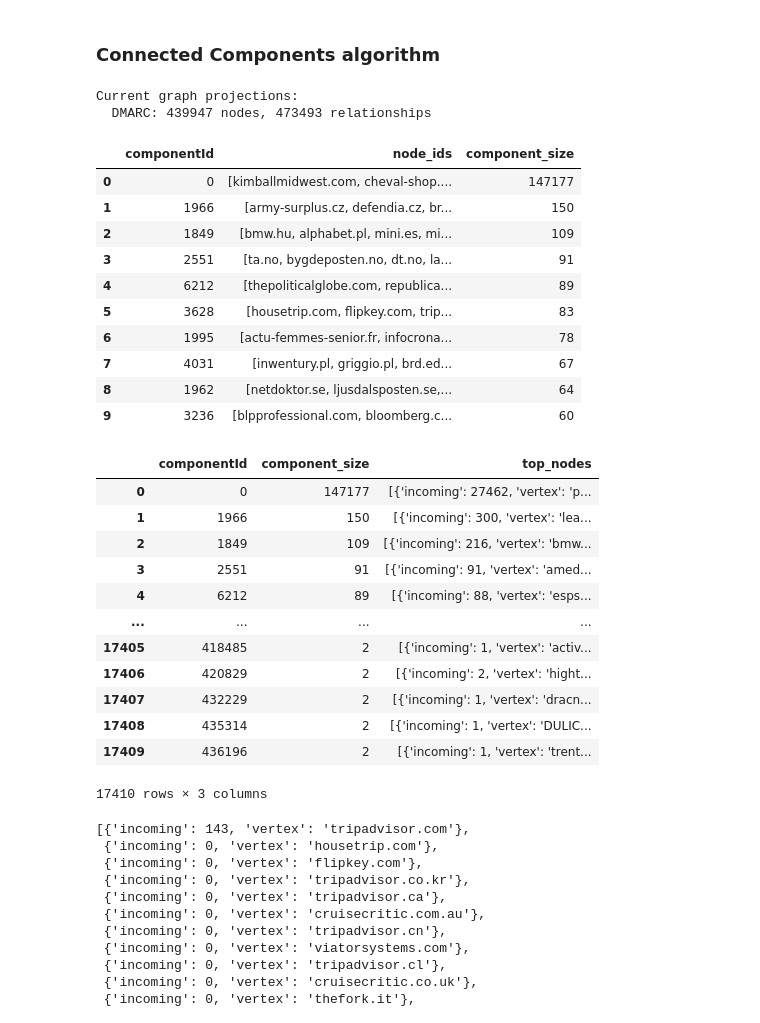
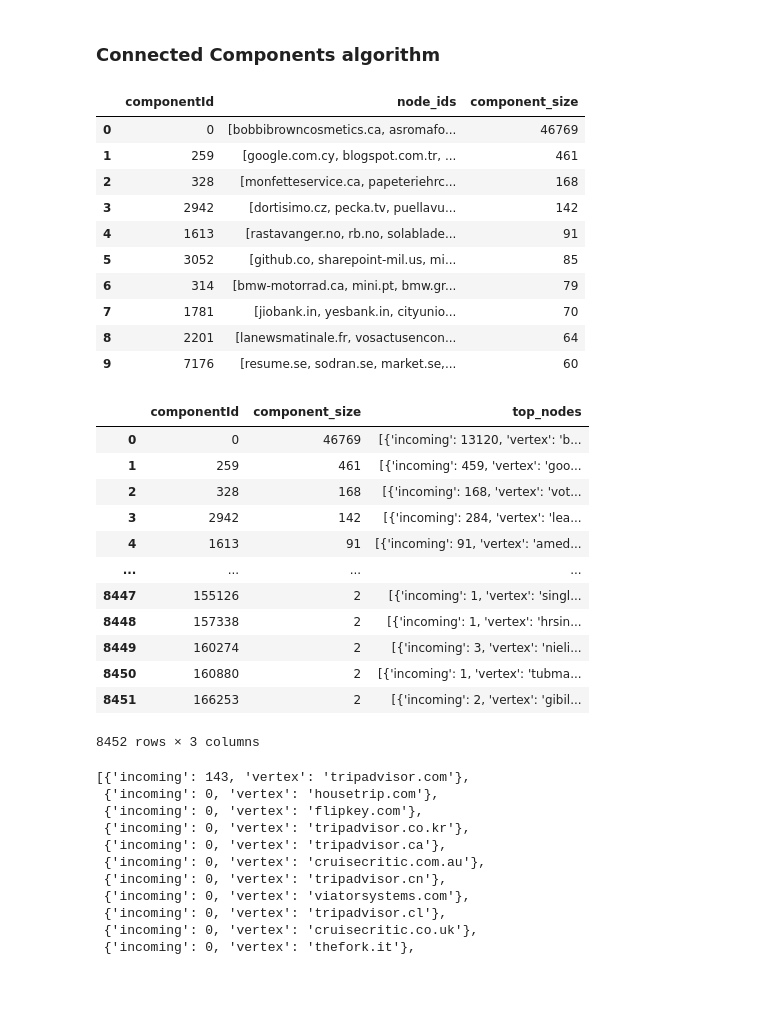
Before and after one commit to internettransparency/dmarc-cctld-research, a Jupyter notebook: notebooks/process-results.ipynb, the cells around one changed output. Saved outputs shown, nothing was run; the diff lists cells and outputs as text; code cells hidden in the pictures; blank space fills up the shorter version.

```diff
--- a/notebooks/process-results.ipynb
+++ b/notebooks/process-results.ipynb
@@ -509,7 +509,7 @@ with Neo4jConnection(URI, *AUTH) as conn:
     conn.write_query("""
         CALL () {
             LOAD CSV WITH HEADERS FROM "file:///vertices.csv" AS row
-            CREATE (:Vertices {id: row.id})
+            CREATE (:Vertices {id: row.id, is_gov: row.is_gov})
         } IN TRANSACTIONS OF 5000 ROWS
     """)
     result = conn.query("MATCH (n:Vertices) RETURN count(n) as total_vertices")
@@ -517,22 +517,29 @@ with Neo4jConnection(URI, *AUTH) as conn:
 
     result_rua = conn.write_query("""
         CALL () {
-            LOAD CSV WITH HEADERS FROM "file:///rua_edges.csv" AS row
+            LOAD CSV WITH HEADERS FROM "file:///edges.csv" AS row
+            WHERE row.label = "rua"
             MATCH (source:Vertices {id: row.src})
             MATCH (destination:Vertices {id: row.dst})
-            MERGE (source)-[:RUA]->(destination)
+            MERGE (source)-[:rua]->(destination)
         } IN TRANSACTIONS OF 5000 ROWS
     """)
-    print(f"RUA edges created: {result_rua.relationships_created}")
+    print(f"rua edges created: {result_rua.relationships_created}")
 
     result_ruf = conn.write_query("""
         CALL () {
-            LOAD CSV WITH HEADERS FROM "file:///ruf_edges.csv" AS row
+            LOAD CSV WITH HEADERS FROM "file:///edges.csv" AS row
+            WHERE row.label = "ruf"
             MATCH (source:Vertices {id: row.src})
             MATCH (destination:Vertices {id: row.dst})
-            MERGE (source)-[:RUF]->(destination)
+            MERGE (source)-[:ruf]->(destination)
         } IN TRANSACTIONS OF 5000 ROWS
     """)
-    print(f"RUF edges created: {result_ruf.relationships_created}")
+    print(f"ruf edges created: {result_ruf.relationships_created}")
+
+    # tranco, no cctld filter
+    #Total vertices in database: 439947
+    #rua edges created: 315274
+    #ruf edges created: 158219
 # %% [output]
 Connection successful
@@ -589,7 +599,7 @@ def visualize_with_existing_connection(conn, query, limit=50):
     data = conn.query(f"{query} LIMIT {limit}")
 
     # Create NetworkX graph
-    G = nx.DiGraph()  # Directed graph for RUA/RUF relationships
+    G = nx.DiGraph()  # Directed graph for rua/ruf relationships
 
     # Process the data
     for record in data:
@@ -604,9 +614,9 @@ def visualize_with_existing_connection(conn, query, limit=50):
     # Different colors for different relationship types
     edge_colors = []
     for u, v, d in G.edges(data=True):
-        if d.get('rel_type') == 'RUA':
+        if d.get('rel_type') == 'rua':
             edge_colors.append('red')
-        elif d.get('rel_type') == 'RUF':
+        elif d.get('rel_type') == 'ruf':
             edge_colors.append('blue')
         else:
             edge_colors.append('gray')
@@ -662,18 +672,15 @@ with Neo4jConnection(URI, "neo4j", NEO4J_PASSWD) as conn:
             CALL gds.graph.project(
                 'DMARC',
                 'Vertices',
-                ['RUA', 'RUF']
+                ['rua', 'ruf']
             )
         """)
 
 #  DMARC: 439947 nodes, 473493 relationships
-# %% [output]
-Current graph projections:
-  DMARC: 439947 nodes, 473493 relationships
 # %%
 with Neo4jConnection(URI, "neo4j", NEO4J_PASSWD) as conn:
     result_pdf = conn.query_to_df("""
-        CALL gds.wcc.stream('DMARC', {relationshipTypes: ['RUA', 'RUF']})
+        CALL gds.wcc.stream('DMARC', {relationshipTypes: ['rua', 'ruf']})
         YIELD nodeId, componentId
         RETURN  componentId,
                 collect(gds.util.asNode(nodeId).id) AS node_ids,
@@ -684,57 +691,57 @@ with Neo4jConnection(URI, "neo4j", NEO4J_PASSWD) as conn:
     display(result_pdf)
 # %% [output]
 |  | componentId | node_ids | component_size |
-| 0 | 0 | [kimballmidwest.com, cheval-shop.... | 147177 |
-| 1 | 1966 | [army-surplus.cz, defendia.cz, br... | 150 |
-| 2 | 1849 | [bmw.hu, alphabet.pl, mini.es, mi... | 109 |
-| 3 | 2551 | [ta.no, bygdeposten.no, dt.no, la... | 91 |
-| 4 | 6212 | [thepoliticalglobe.com, republica... | 89 |
-| 5 | 3628 | [housetrip.com, flipkey.com, trip... | 83 |
-| 6 | 1995 | [actu-femmes-senior.fr, infocrona... | 78 |
-| 7 | 4031 | [inwentury.pl, griggio.pl, brd.ed... | 67 |
-| 8 | 1962 | [netdoktor.se, ljusdalsposten.se,... | 64 |
-| 9 | 3236 | [blpprofessional.com, bloomberg.c... | 60 |
+| 0 | 0 | [bobbibrowncosmetics.ca, asromafo... | 46769 |
+| 1 | 259 | [google.com.cy, blogspot.com.tr, ... | 461 |
+| 2 | 328 | [monfetteservice.ca, papeteriehrc... | 168 |
+| 3 | 2942 | [dortisimo.cz, pecka.tv, puellavu... | 142 |
+| 4 | 1613 | [rastavanger.no, rb.no, solablade... | 91 |
+| 5 | 3052 | [github.co, sharepoint-mil.us, mi... | 85 |
+| 6 | 314 | [bmw-motorrad.ca, mini.pt, bmw.gr... | 79 |
+| 7 | 1781 | [jiobank.in, yesbank.in, cityunio... | 70 |
+| 8 | 2201 | [lanewsmatinale.fr, vosactusencon... | 64 |
+| 9 | 7176 | [resume.se, sodran.se, market.se,... | 60 |
 # %%
 with Neo4jConnection(URI, "neo4j", NEO4J_PASSWD) as conn:
     clusters_pdf = conn.query_to_df("""
-        CALL gds.wcc.stream('DMARC', {relationshipTypes: ['RUA', 'RUF']})
+        CALL gds.wcc.stream('DMARC', {relationshipTypes: ['rua', 'ruf']})
         YIELD nodeId, componentId
         WITH componentId, collect(gds.util.asNode(nodeId).id) AS node_ids
         WHERE size(node_ids) > 1  // Only multi-node components
 
         // For each component, get top n most connected nodes
         UNWIND node_ids AS node_id
         MATCH (target:Vertices {id: node_id})
-        OPTIONAL MATCH (source:Vertices)-[r:RUA|RUF]->(target)
+        OPTIONAL MATCH (source:Vertices)-[r:rua|ruf]->(target)
         WHERE source.id IN node_ids
         WITH componentId, node_ids, target.id AS vertex_id, count(r) AS incoming_count
         ORDER BY componentId, incoming_count DESC
 
         // Get top 5 nodes per component
         //WITH componentId, node_ids, collect({vertex: vertex_id, incoming: incoming_count})[0..5] AS top_nodes
         WITH componentId, node_ids, collect({vertex: vertex_id, incoming: incoming_count}) AS top_nodes
 
         RETURN componentId,
             size(node_ids) AS component_size,
             top_nodes
         ORDER BY component_size DESC
         //LIMIT 10;
     """)
     display(clusters_pdf)
 # %% [output]
 |  | componentId | component_size | top_nodes |
-| 0 | 0 | 147177 | [{'incoming': 27462, 'vertex': 'p... |
-| 1 | 1966 | 150 | [{'incoming': 300, 'vertex': 'lea... |
-| 2 | 1849 | 109 | [{'incoming': 216, 'vertex': 'bmw... |
-| 3 | 2551 | 91 | [{'incoming': 91, 'vertex': 'amed... |
-| 4 | 6212 | 89 | [{'incoming': 88, 'vertex': 'esps... |
+| 0 | 0 | 46769 | [{'incoming': 13120, 'vertex': 'b... |
+| 1 | 259 | 461 | [{'incoming': 459, 'vertex': 'goo... |
+| 2 | 328 | 168 | [{'incoming': 168, 'vertex': 'vot... |
+| 3 | 2942 | 142 | [{'incoming': 284, 'vertex': 'lea... |
+| 4 | 1613 | 91 | [{'incoming': 91, 'vertex': 'amed... |
 | ... | ... | ... | ... |
-| 17405 | 418485 | 2 | [{'incoming': 1, 'vertex': 'activ... |
-| 17406 | 420829 | 2 | [{'incoming': 2, 'vertex': 'hight... |
-| 17407 | 432229 | 2 | [{'incoming': 1, 'vertex': 'dracn... |
-| 17408 | 435314 | 2 | [{'incoming': 1, 'vertex': 'DULIC... |
-| 17409 | 436196 | 2 | [{'incoming': 1, 'vertex': 'trent... |
+| 8447 | 155126 | 2 | [{'incoming': 1, 'vertex': 'singl... |
+| 8448 | 157338 | 2 | [{'incoming': 1, 'vertex': 'hrsin... |
+| 8449 | 160274 | 2 | [{'incoming': 3, 'vertex': 'nieli... |
+| 8450 | 160880 | 2 | [{'incoming': 1, 'vertex': 'tubma... |
+| 8451 | 166253 | 2 | [{'incoming': 2, 'vertex': 'gibil... |
-17410 rows × 3 columns
+8452 rows × 3 columns
 # %%
 # row 6 is tripadvisor
 display(clusters_pdf["top_nodes"].iloc[5])
```
Also changed, not shown: parts of 12 cells of this notebook, 2 other files.
